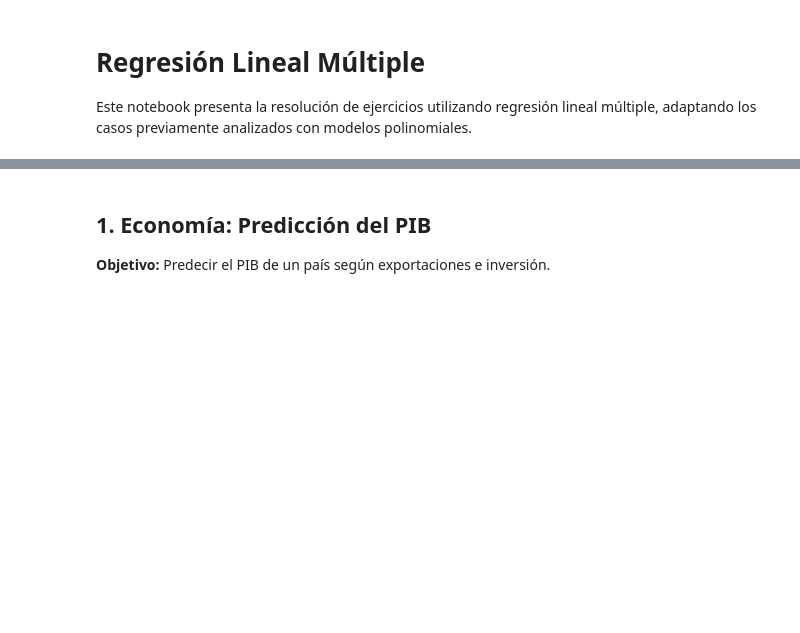
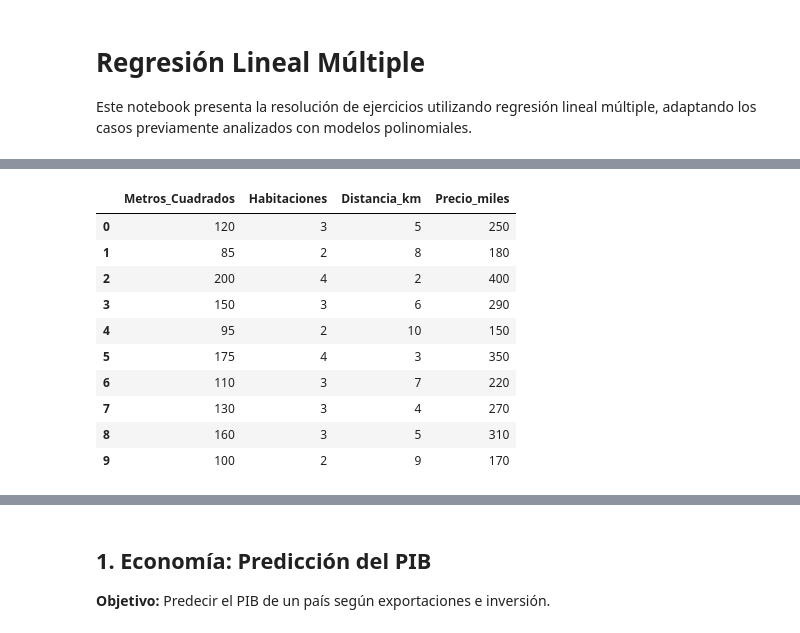
Before and after one commit to yaelglz/modelos-estocasticos-toma-decisiones, a Jupyter notebook: tarea_06/regresionMultiple.ipynb, the cells around one changed output, grey strips where cells are left out. Saved outputs shown, nothing was run; the diff lists cells and outputs as text; code cells hidden in the pictures; blank space fills up the shorter version.

```diff
--- a/tarea_06/regresionMultiple.ipynb
+++ b/tarea_06/regresionMultiple.ipynb
@@ -14,0 +19,21 @@ plt.style.use("ggplot")
+# %%
+datos_tulum = {
+    'Metros_Cuadrados': [120, 85, 200, 150, 95, 175, 110, 130, 160, 100],
+    'Habitaciones': [3, 2, 4, 3, 2, 4, 3, 3, 3, 2],
+    'Distancia_km': [5, 8, 2, 6, 10, 3, 7, 4, 5, 9],
+    'Precio_miles': [250, 180, 400, 290, 150, 350, 220, 270, 310, 170]
+}
+df_tulum = pd.DataFrame(datos_tulum)
+display(df_tulum)
+# %% [output]
+|  | Metros_Cuadrados | Habitaciones | Distancia_km | Precio_miles |
+| 0 | 120 | 3 | 5 | 250 |
+| 1 | 85 | 2 | 8 | 180 |
+| 2 | 200 | 4 | 2 | 400 |
+| 3 | 150 | 3 | 6 | 290 |
+| 4 | 95 | 2 | 10 | 150 |
+| 5 | 175 | 4 | 3 | 350 |
+| 6 | 110 | 3 | 7 | 220 |
+| 7 | 130 | 3 | 4 | 270 |
+| 8 | 160 | 3 | 5 | 310 |
+| 9 | 100 | 2 | 9 | 170 |
```
Also changed, not shown: parts of 26 cells of this notebook.
